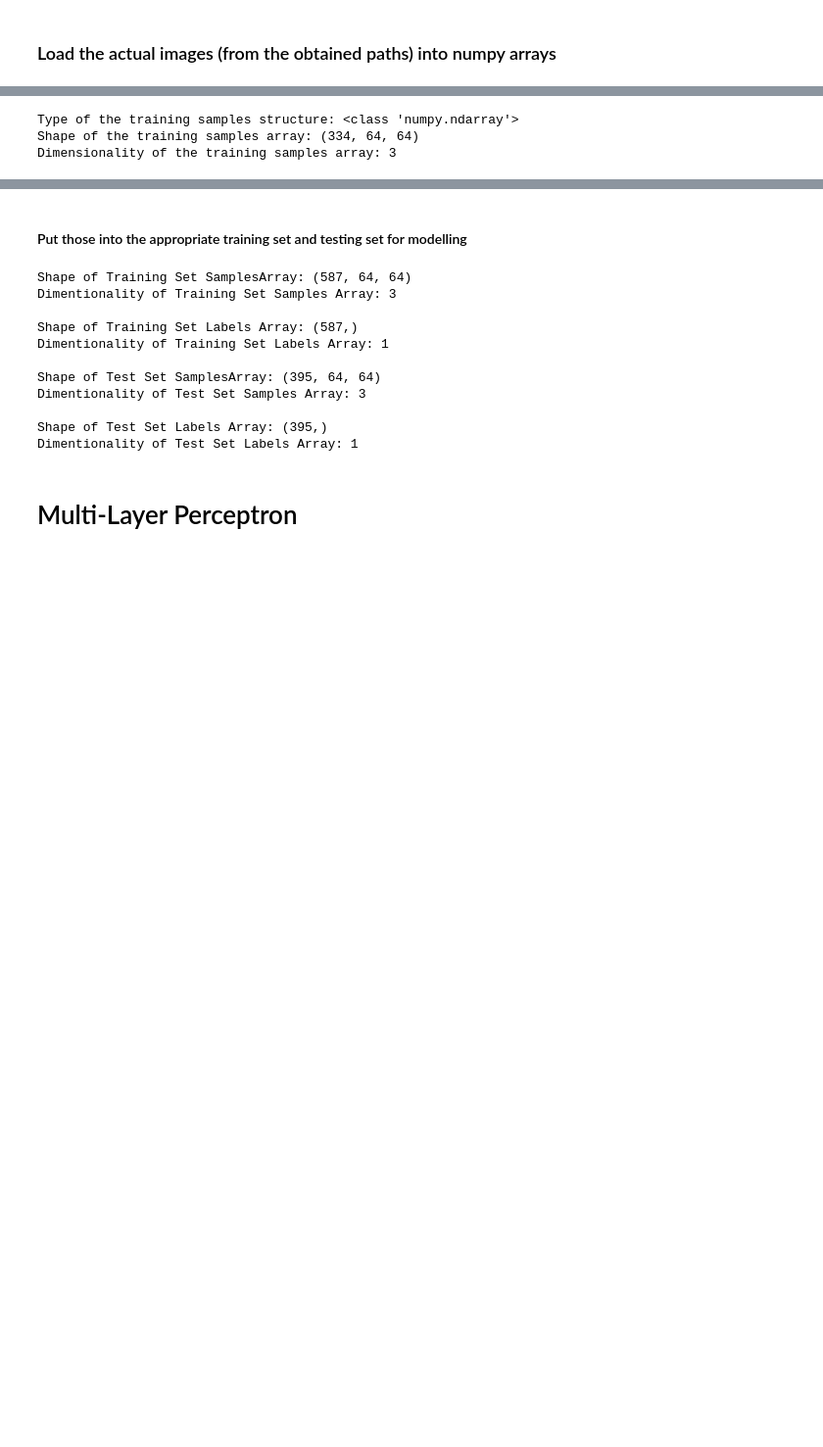
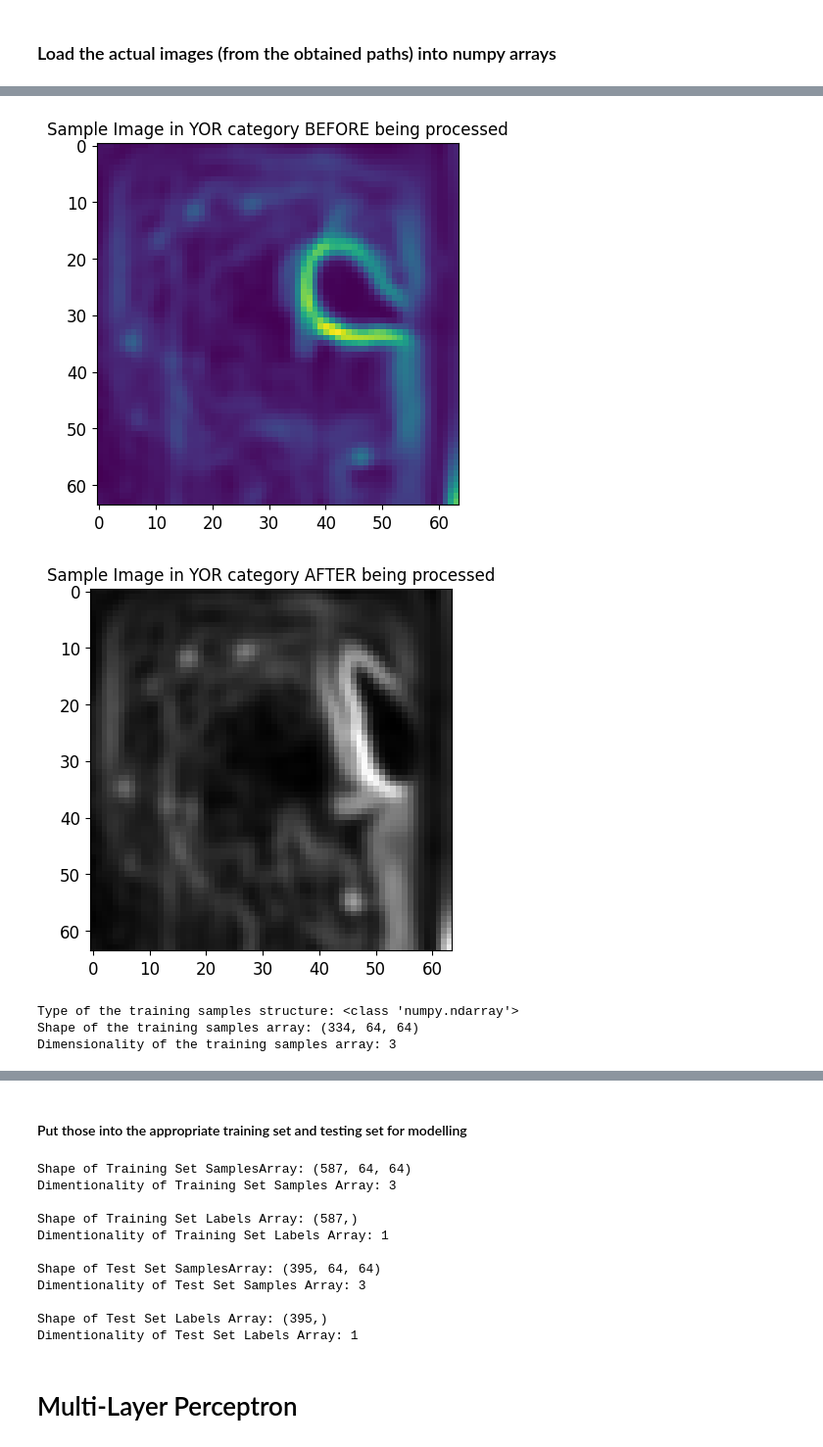
Before and after one commit to kmock930/Texture-Image-Comparison, a Jupyter notebook: CSI5341 Assignment 2 - Kelvin Mock 300453668.ipynb, the cells around one changed output, grey strips where cells are left out. Shown: that part at 98% size. Cells and saved outputs as stored; diff of their text form; code cells hidden in the pictures; blank space fills up the shorter version.

```diff
--- a/CSI5341 Assignment 2 - Kelvin Mock 300453668.ipynb
+++ b/CSI5341 Assignment 2 - Kelvin Mock 300453668.ipynb
@@ -143,11 +150,13 @@ Type of the test samples structure: <class 'numpy.ndarray'>
 Shape of the test samples array: (158, 64, 64)
 Dimensionality of the test samples array: 3
 # %%
-YOR_TRAIN_SAMPLES = load_images(YOR_TRAIN_SAMPLES);
+YOR_TRAIN_SAMPLES = load_images(YOR_TRAIN_SAMPLES, constants.YOR.upper());
 print(f"Type of the training samples structure: {type(YOR_TRAIN_SAMPLES)}");
 print(f"Shape of the training samples array: {YOR_TRAIN_SAMPLES.shape}");
 print(f"Dimensionality of the training samples array: {YOR_TRAIN_SAMPLES.ndim}");
 # %% [output]
+[figure, added]
+[figure, added]
 Type of the training samples structure: <class 'numpy.ndarray'>
 Shape of the training samples array: (334, 64, 64)
 Dimensionality of the training samples array: 3
```
Also changed, not shown: parts of 5 cells of this notebook, 2 other files.
